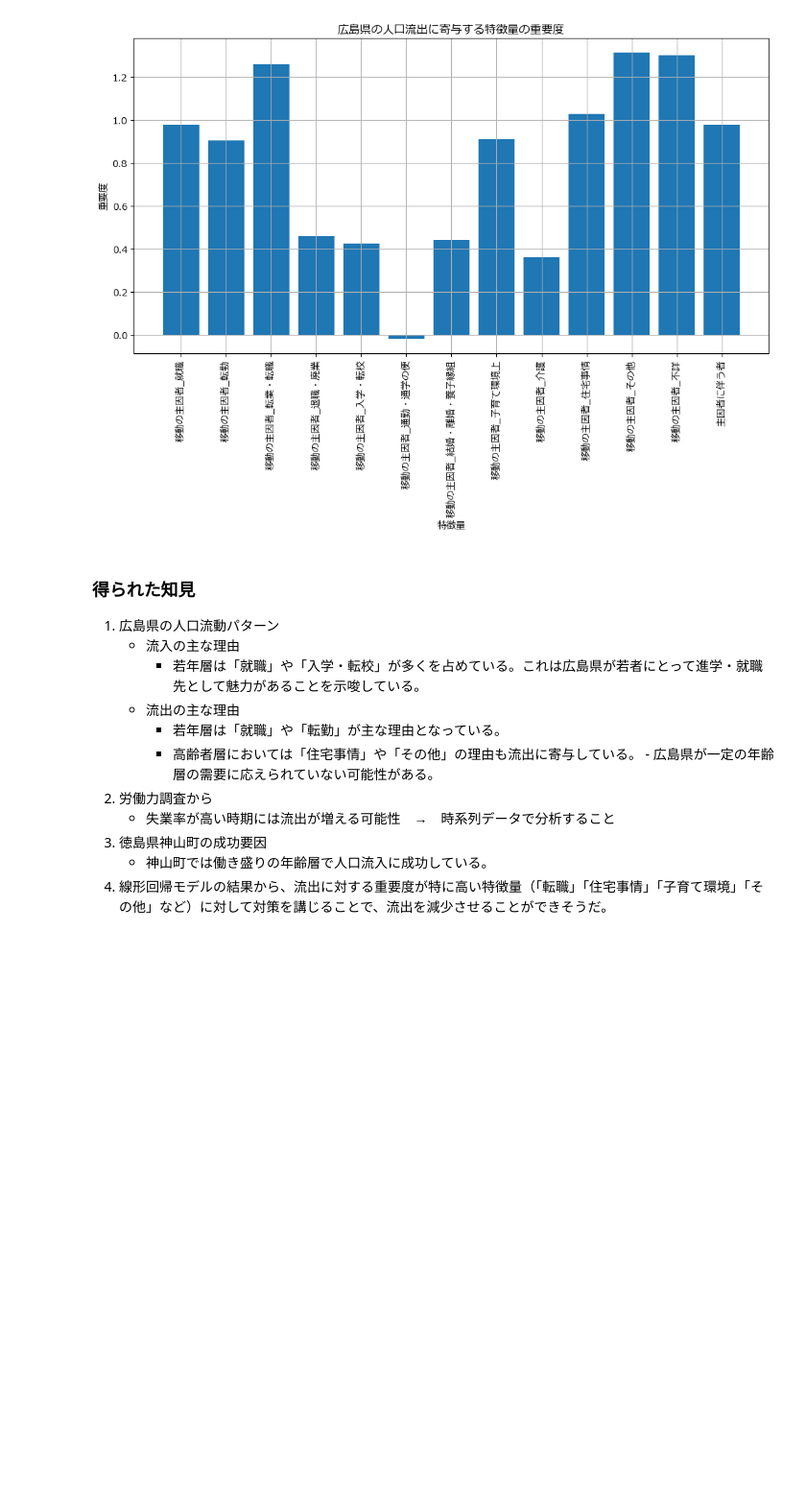
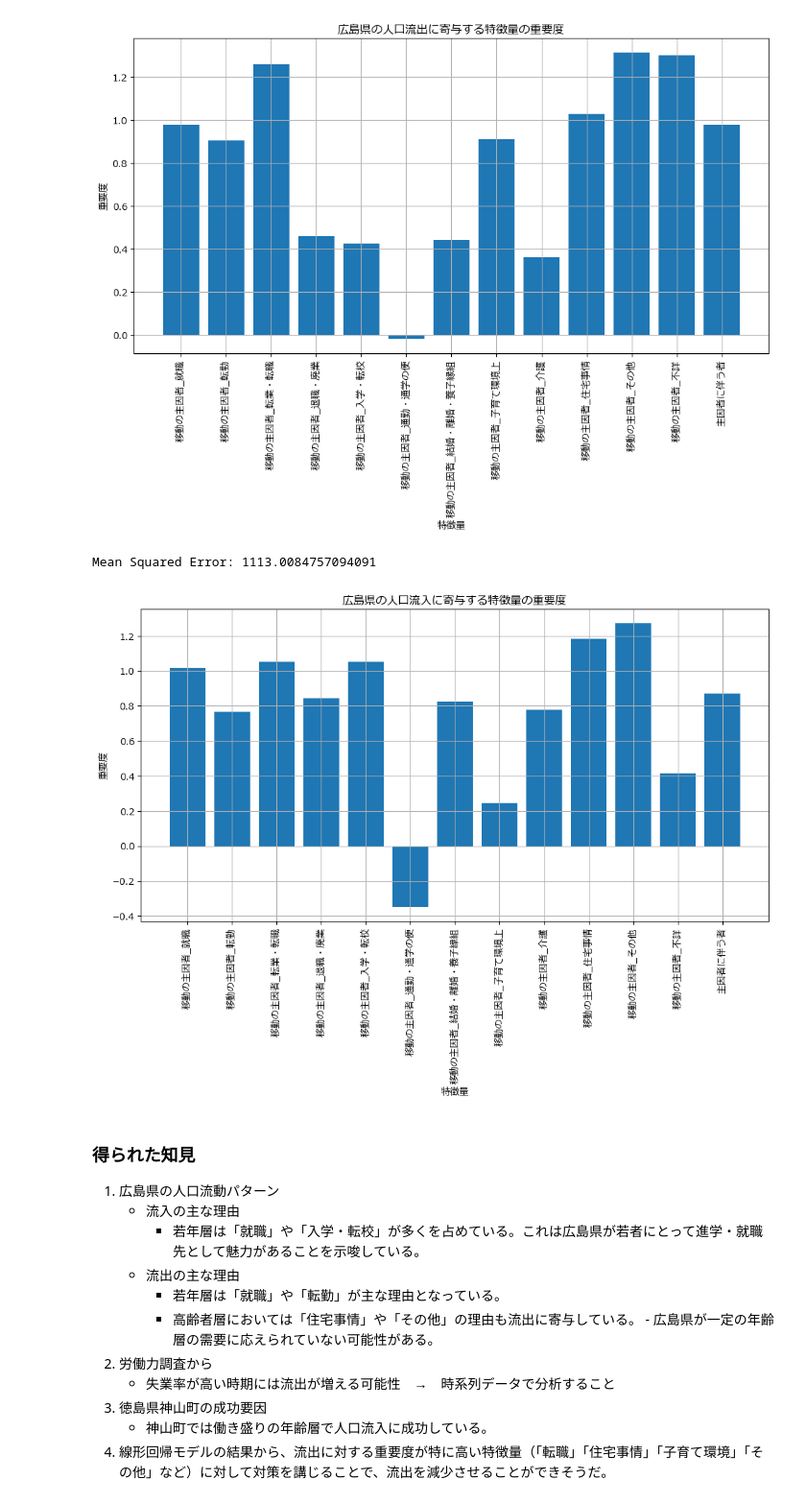
Before and after one commit to GuitarBuilderClass/census-of-people, a Jupyter notebook: notebooks/analysis.ipynb, the cells around one changed output. Shown at 96% size. Drawn from its saved outputs; the diff is of its cells as text; code cells hidden in the pictures; blank space fills up the shorter version.

```diff
--- a/notebooks/analysis.ipynb
+++ b/notebooks/analysis.ipynb
@@ -248,6 +248,47 @@ plt.show()
 # %% [output]
 Mean Squared Error: 276497.4735914519
 [figure]
+# %%
+df_moving_in_index = df_moving_in["Unnamed: 0"]
+df_moving_out_index = df_moving_out["Unnamed: 0"]
+df_moving_in_data = df_moving_in.drop(columns=["Unnamed: 0"])
+df_moving_out_data = df_moving_out.drop(columns=["Unnamed: 0"])
+
+df_moving = pd.concat([df_moving_in_index, df_moving_in_data - df_moving_out_data], axis=1)
+
+#データの準備
+X = df_moving.drop(columns=['Unnamed: 0', '総計', '移動の主因者_総数'])  # 特徴量
+y = df_moving['総計']  # 目的変数（流出総数）
+
+# トレーニングデータとテストデータに分割
+X_train, X_test, y_train, y_test = train_test_split(X, y, test_size=0.2, random_state=JPT)
+
+# モデルのトレーニング
+model = LinearRegression()
+model.fit(X_train, y_train)
+
+# テストデータで予測
+y_pred = model.predict(X_test)
+
+# モデルの評価
+mse = mean_squared_error(y_test, y_pred)
+print(f'Mean Squared Error: {mse}')
+
+# 重要な特徴量の可視化
+importance = model.coef_
+features = X.columns
+
+plt.figure(figsize=(12, 6))
+plt.bar(features, importance)
+plt.title('広島県の人口流入に寄与する特徴量の重要度')
+plt.xlabel('特徴量')
+plt.ylabel('重要度')
+plt.xticks(rotation=90)
+plt.grid(True)
+plt.show()
+# %% [output]
+Mean Squared Error: 1113.0084757094091
+[figure, added]
 # %% [markdown]
 ### 得られた知見
 1. 広島県の人口流動パターン
```
Also changed, not shown: parts of 14 cells of this notebook, 42 other files.
